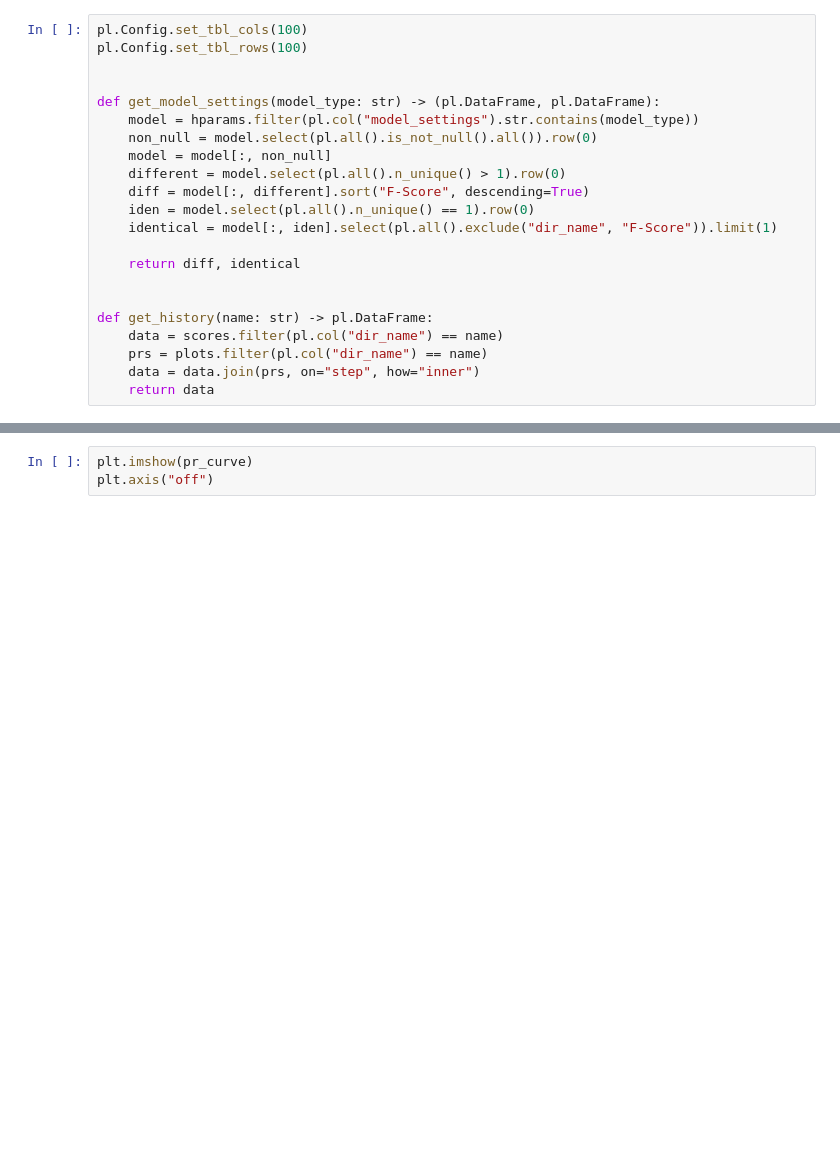
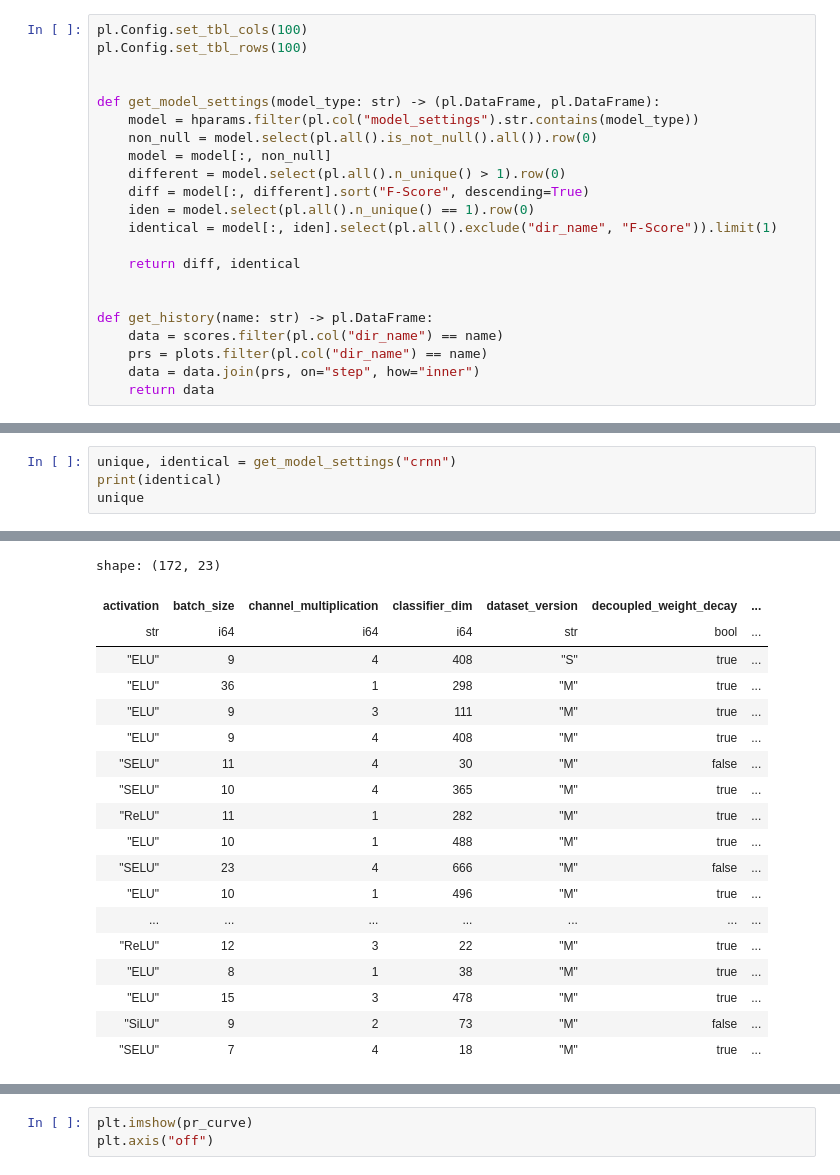
Before and after one commit to MarcelLieb/Automatic-Drum-Transcription, a Jupyter notebook: evaluate_experiments.ipynb, the cells around one changed output, grey strips where cells are left out. Cells and saved outputs as stored; diff of their text form; blank space fills up the shorter version.

```diff
--- a/evaluate_experiments.ipynb
+++ b/evaluate_experiments.ipynb
@@ -209,0 +227,5 @@ shape: (17, 17)
+# %%
+unique, identical = get_model_settings("crnn")
+print(identical)
+unique
+# %% [output]
@@ -210,3 +252,22 @@ shape: (17, 17)
+shape: (172, 23)
+| activation | batch_size | channel_multiplication | classifier_dim | dataset_version | decoupled_weight_decay | ... |
+| str | i64 | i64 | i64 | str | bool | ... |
+| "ELU" | 9 | 4 | 408 | "S" | true | ... |
+| "ELU" | 36 | 1 | 298 | "M" | true | ... |
+| "ELU" | 9 | 3 | 111 | "M" | true | ... |
+| "ELU" | 9 | 4 | 408 | "M" | true | ... |
+| "SELU" | 11 | 4 | 30 | "M" | false | ... |
+| "SELU" | 10 | 4 | 365 | "M" | true | ... |
+| "ReLU" | 11 | 1 | 282 | "M" | true | ... |
+| "ELU" | 10 | 1 | 488 | "M" | true | ... |
+| "SELU" | 23 | 4 | 666 | "M" | false | ... |
+| "ELU" | 10 | 1 | 496 | "M" | true | ... |
+| ... | ... | ... | ... | ... | ... | ... |
+| "ReLU" | 12 | 3 | 22 | "M" | true | ... |
+| "ELU" | 8 | 1 | 38 | "M" | true | ... |
+| "ELU" | 15 | 3 | 478 | "M" | true | ... |
+| "SiLU" | 9 | 2 | 73 | "M" | false | ... |
+| "SELU" | 7 | 4 | 18 | "M" | true | ... |
 # %%
 best = unique.select("dir_name").row(0)[0]
 history = get_history(best)
```
Also changed, not shown: parts of 15 cells of this notebook.
